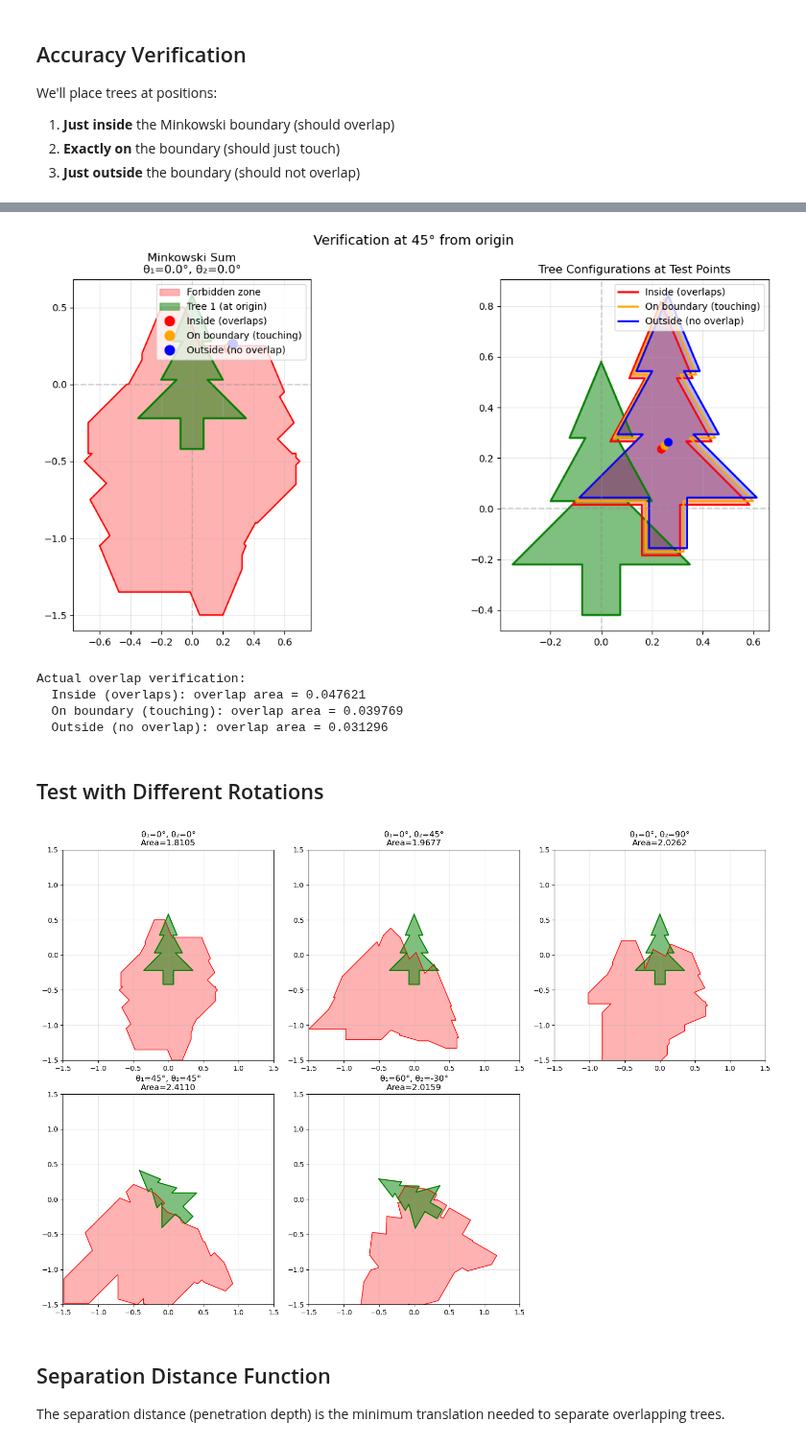
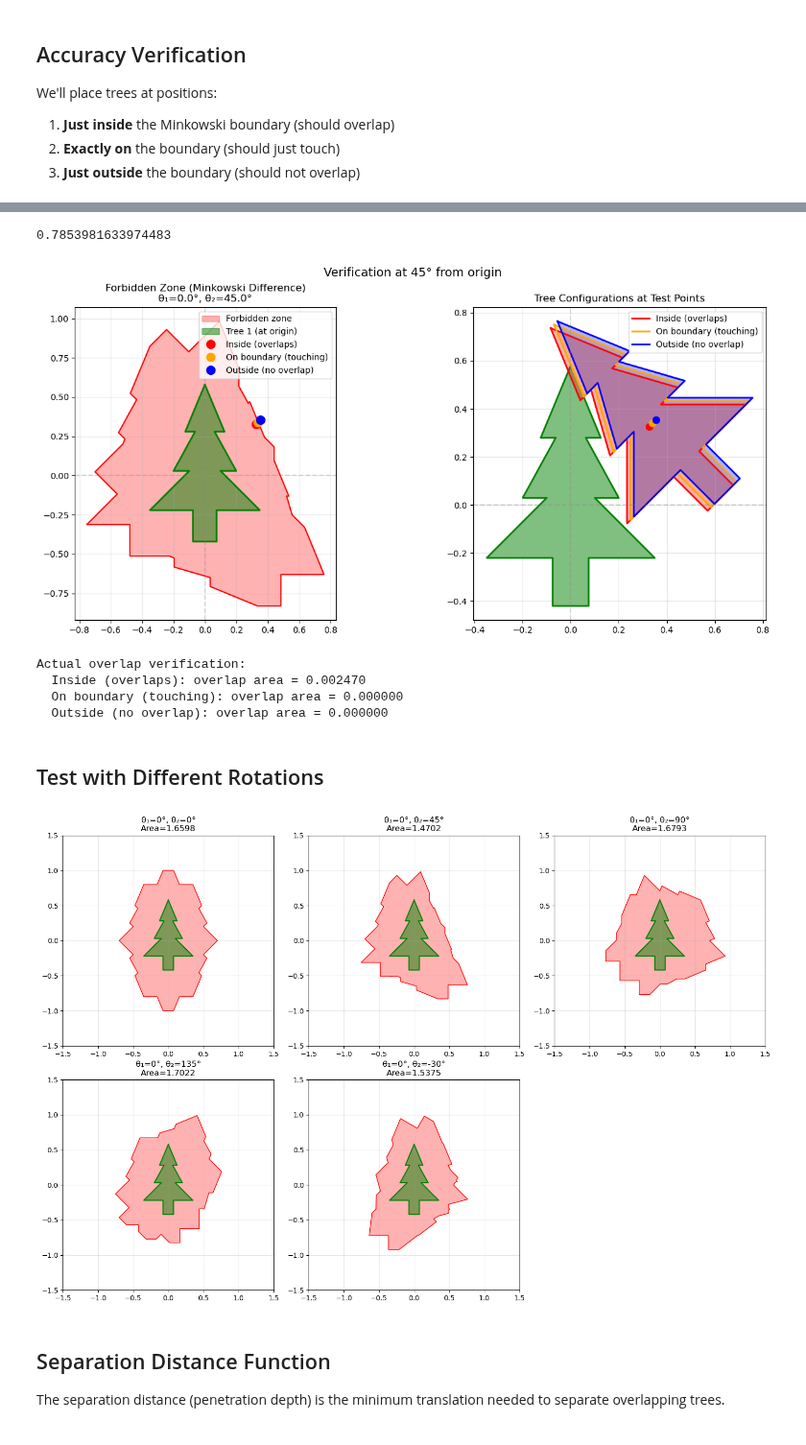
Before and after one commit to jcottaar/packing, a Jupyter notebook: analysis/test_minkowski.ipynb, the cells around one changed output, grey strips where cells are left out. Shown at 96% size. Saved outputs shown, nothing was run; the diff lists cells and outputs as text; code cells hidden in the pictures.

```diff
--- a/analysis/test_minkowski.ipynb
+++ b/analysis/test_minkowski.ipynb
@@ -411,7 +240,7 @@ Verification Results (θ₁=0.0°, θ₂=0.0°):
 # Visualize specific test cases
 test_angle = np.pi / 4  # 45 degrees
 
-boundary_pt = find_boundary_point(msum, test_angle)
+boundary_pt = mink.find_boundary_point(forbidden_zone, test_angle)
 bx, by = boundary_pt
 dist = np.sqrt(bx**2 + by**2)
 ux, uy = bx/dist, by/dist
@@ -423,8 +252,8 @@ test_points = [
     (bx, by, 'On boundary (touching)', 'orange'),
     (bx + epsilon*ux, by + epsilon*uy, 'Outside (no overlap)', 'blue'),
 ]
-
-fig = plot_minkowski_and_trees(msum, tree1, tree2, theta1, theta2, test_points)
+print(theta2)
+fig = plot_forbidden_zone_and_trees(forbidden_zone, tree1, tree2, theta1, theta2, test_points)
 plt.suptitle(f'Verification at {np.degrees(test_angle):.0f}° from origin', fontsize=14, y=1.02)
 plt.show()
 
@@ -435,60 +264,61 @@ for px, py, label, color in test_points:
     overlap = tree1.intersection(tree2_at_pt)
     print(f"  {label}: overlap area = {overlap.area:.6f}")
 # %% [output]
+0.7853981633974483
-[figure, old version]
+[figure, new version]
-Actual overlap verification:
-  Inside (overlaps): overlap area = 0.047621
-  On boundary (touching): overlap area = 0.039769
-  Outside (no overlap): overlap area = 0.031296
+Actual overlap verification:
+  Inside (overlaps): overlap area = 0.002470
+  On boundary (touching): overlap area = 0.000000
+  Outside (no overlap): overlap area = 0.000000
 # %% [markdown]
 ## Test with Different Rotations
 # %%
-# Test with various rotation combinations
+# Test with various rotation combinations (tree1 is always at rotation 0)
 rotation_pairs = [
     (0.0, 0.0),
     (0.0, np.pi/4),
     (0.0, np.pi/2),
-    (np.pi/4, np.pi/4),
-    (np.pi/3, -np.pi/6),
+    (0.0, 3*np.pi/4),
+    (0.0, -np.pi/6),
 ]
 
 fig, axes = plt.subplots(2, 3, figsize=(15, 10))
 axes = axes.flatten()
 
 for idx, (t1, t2) in enumerate(rotation_pairs):
     ax = axes[idx]
-    msum, tree1, tree2 = compute_separation_minkowski(t1, t2)
+    forbidden_zone, tree1, tree2 = mink.compute_forbidden_zone_with_trees(t2)
 
     ax.set_aspect('equal')
-    ax.set_title(f'θ₁={np.degrees(t1):.0f}°, θ₂={np.degrees(t2):.0f}°\nArea={msum.area:.4f}')
+    ax.set_title(f'θ₁={np.degrees(t1):.0f}°, θ₂={np.degrees(t2):.0f}°\nArea={forbidden_zone.area:.4f}')
 
-    # Plot Minkowski sum
-    if isinstance(msum, MultiPolygon):
-        for geom in msum.geoms:
+    # Plot forbidden zone
+    if isinstance(forbidden_zone, MultiPolygon):
+        for geom in forbidden_zone.geoms:
             x, y = geom.exterior.xy
             ax.fill(x, y, alpha=0.3, color='red')
             ax.plot(x, y, 'r-', linewidth=1)
     else:
-        x, y = msum.exterior.xy
+        x, y = forbidden_zone.exterior.xy
         ax.fill(x, y, alpha=0.3, color='red')
         ax.plot(x, y, 'r-', linewidth=1)
 
     # Plot tree at origin
     x, y = tree1.exterior.xy
     ax.fill(x, y, alpha=0.5, color='green')
     ax.plot(x, y, 'g-', linewidth=1.5)
 
     ax.set_xlim(-1.5, 1.5)
     ax.set_ylim(-1.5, 1.5)
     ax.grid(True, alpha=0.3)
 
 # Hide last empty subplot
 axes[-1].axis('off')
 
 plt.tight_layout()
 plt.show()
 # %% [output]
-[figure, old version]
+[figure, new version]
 # %% [markdown]
 ## Separation Distance Function
 
```
Also changed, not shown: parts of 14 cells of this notebook, 5 other files.
